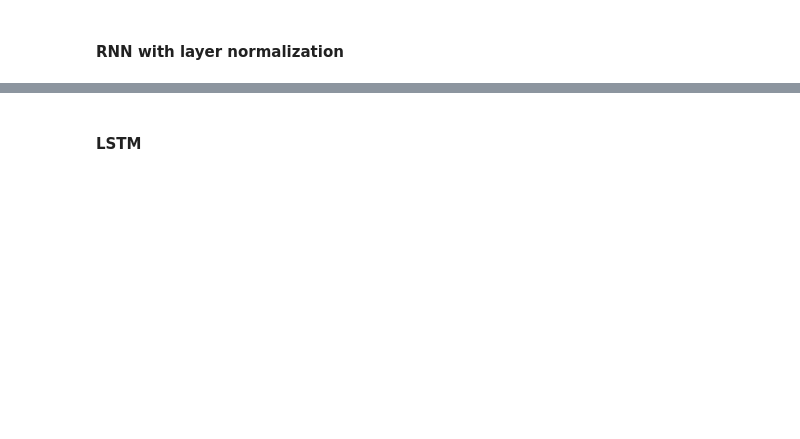
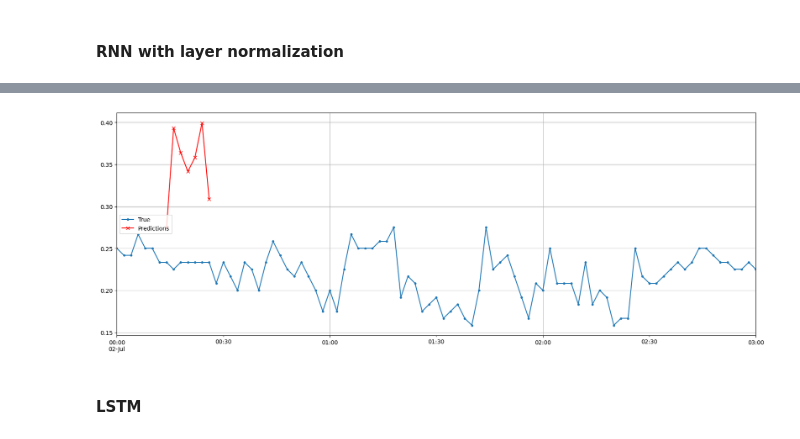
Before and after one commit to AnastasiaBrinati/experiments, a Jupyter notebook: Models120s.ipynb, the cells around one changed output, grey strips where cells are left out. Drawn from its saved outputs; the diff is of its cells as text; code cells hidden in the pictures; blank space fills up the shorter version.

```diff
--- a/Models120s.ipynb
+++ b/Models120s.ipynb
@@ -587,13 +644,11 @@ fit_and_evaluate(custom_ln_model, seq2seq_train, seq2seq_valid)
 X = test.to_numpy()[np.newaxis, :sequence_lenght]
 Y_pred = custom_ln_model.predict(X)  # but then [0, -1] because only the last time step's output
 
-Y_pred = pd.Series(Y_pred[0, -1], index=pd.date_range(start=ts.index[-sequence_lenght], end=ts.index[-1], freq=freq))
+Y_pred = pd.Series(Y_pred[0, -1], index=pd.date_range(start=ts.index[sequence_lenght], end=ts.index[sequence_lenght+prediction_lenght-1], freq=freq))
 
 fig, ax = plt.subplots(figsize=(20, 7))
-(ts * 1e6)[origin:end].plot(label="True", marker=".", ax=ax)
-(Y_pred * 1e6).plot(label="Predictions", grid=True, marker="x", color="r", ax=ax)
-ax.vlines(start, -1e6, 1e6, color="k", linestyle="--", label="Today")
-#ax.set_ylim([200_000, 800_000])
+(ts)["2023-07-02 00:00":"2023-07-02 03:00"].plot(label="True", marker=".", ax=ax)
+(Y_pred).plot(label="Predictions", grid=True, marker="x", color="r", ax=ax)
 plt.legend(loc="center left")
-#save_fig("forecast_ahead_plot")
 plt.show()
+# %% [output]
@@ -600,3 +656,4 @@ plt.show()
+[figure, added]
 # %% [markdown]
  #### LSTM
 # %%
```
Also changed, not shown: parts of 15 cells of this notebook.
